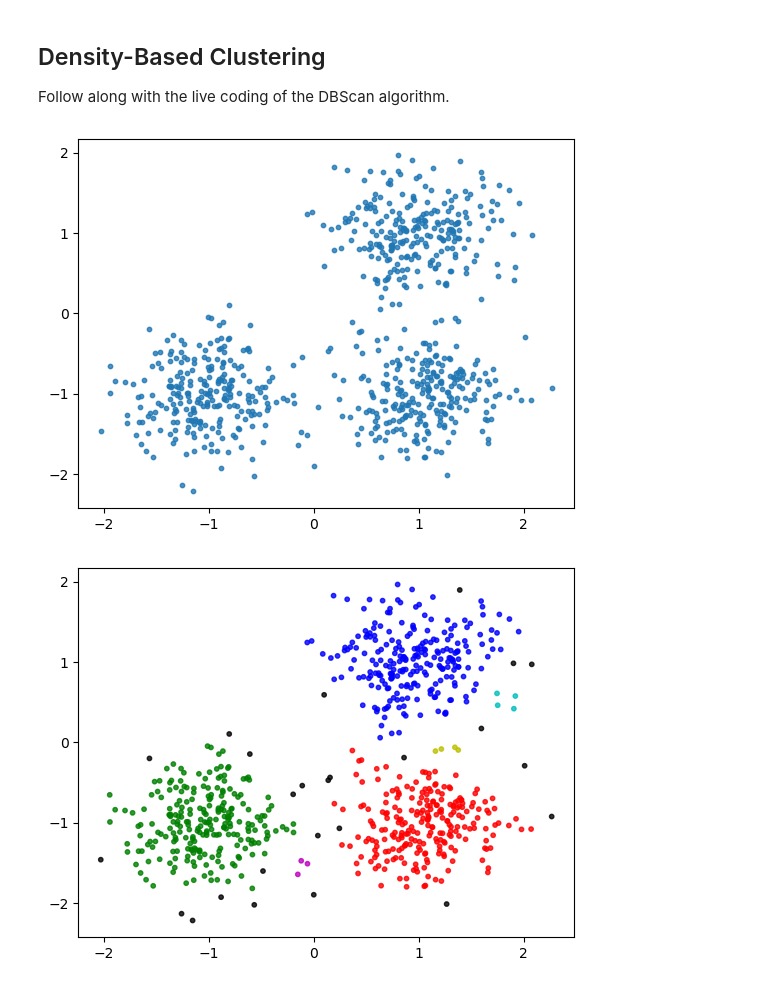
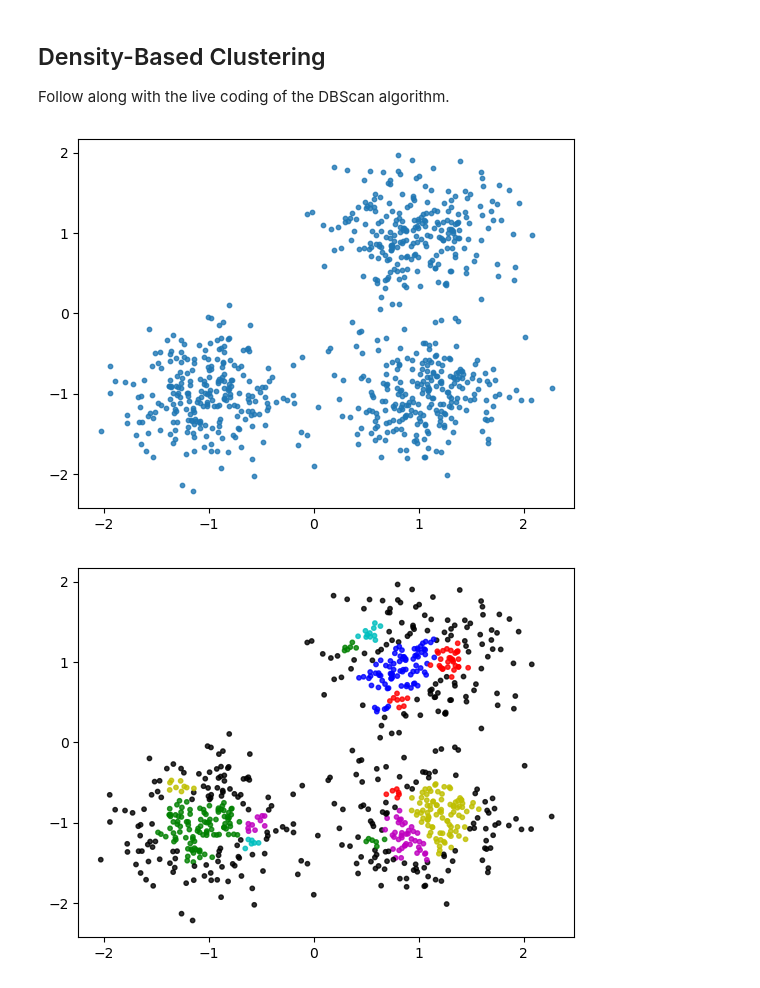
Before and after one commit to SolomonLalala/CS506-Spring2025, a Jupyter notebook: lecture_06/worksheet_06.ipynb, the cells around one changed output. Drawn from its saved outputs; the diff is of its cells as text; code cells hidden in the pictures.

```diff
--- a/lecture_06/worksheet_06.ipynb
+++ b/lecture_06/worksheet_06.ipynb
@@ -134,32 +134,32 @@ class DBC():
 
     def generate_cluster(self, i, cluster_num):
         potential_cluster = self.get_neighborhood(i)
         while potential_cluster:
             pt = potential_cluster.pop()
             self.assignments[pt] = cluster_num
             if self.is_core(pt):
                 new_neighbors = self.get_neighborhood(pt)
                 potential_cluster += [p for p in new_neighbors if self.is_unassigned(p)]
 
 
     def dbscan(self):
         """
         returns a list of assignments. The index of the
         assignment should match the index of the data point
         in the dataset.
         """
         cluster_num = 0
         for i in range(len(self.dataset)):
             if self.is_unassigned(i) and self.is_core(i):
                 self.generate_cluster(i, cluster_num)
                 cluster_num += 1
         return self.assignments
 
-clustering = DBC(X, 3, .2).dbscan()
+clustering = DBC(X, 6, .1).dbscan()
 colors = np.array([x for x in 'bgrcmykbgrcmykbgrcmykbgrcmyk'])
 colors = np.hstack([colors] * 20)
 plt.scatter(X[:, 0], X[:, 1], color=colors[clustering].tolist(), s=10, alpha=0.8)
 plt.show()
 # %% [output]
 [figure]
-[figure, old version]
+[figure, new version]
```
Also changed, not shown: parts of 1 cell of this notebook.
